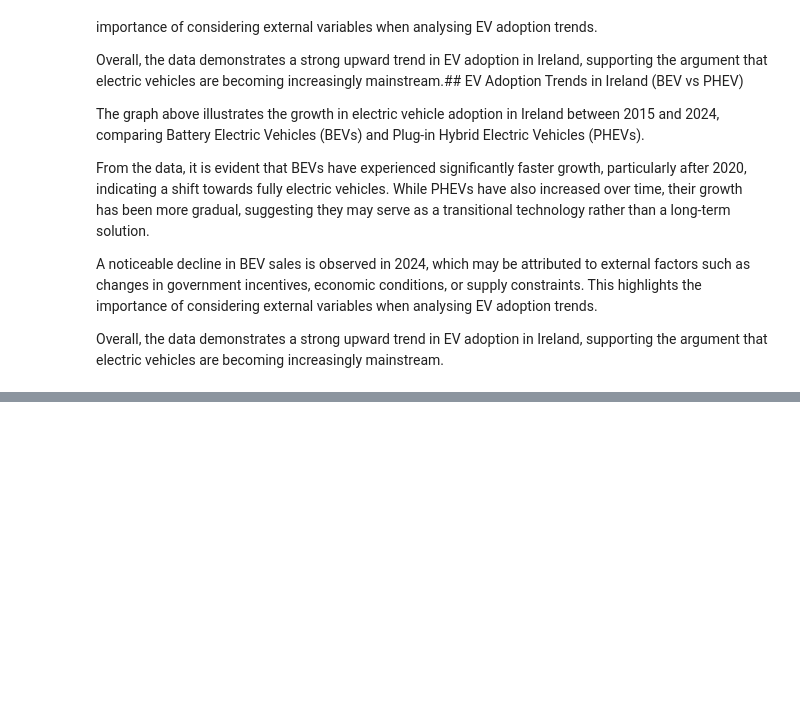
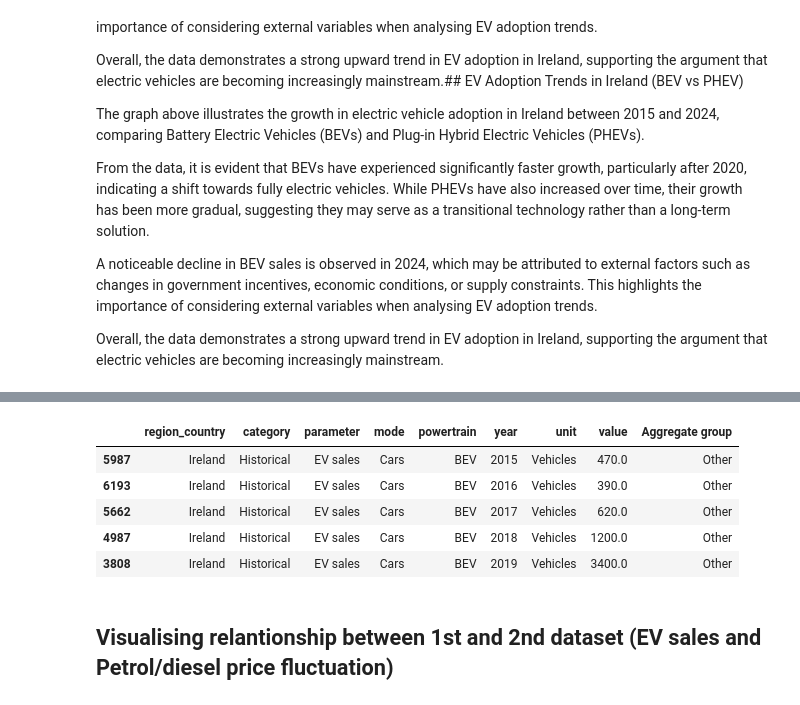
Before and after one commit to Guilherme2022448/Final-Project, a Jupyter notebook: ev_adoption_analysis.ipynb, the cells around one changed output, grey strips where cells are left out. Saved outputs shown, nothing was run; the diff lists cells and outputs as text; code cells hidden in the pictures; blank space fills up the shorter version.

```diff
--- a/ev_adoption_analysis.ipynb
+++ b/ev_adoption_analysis.ipynb
@@ -264,0 +414,11 @@ Overall, the data demonstrates a strong upward trend in EV adoption in Ireland,
+# %%
+ireland_ev.head()
+# %% [output]
+|  | region_country | category | parameter | mode | powertrain | year | unit | value | Aggregate group |
+| 5987 | Ireland | Historical | EV sales | Cars | BEV | 2015 | Vehicles | 470.0 | Other |
+| 6193 | Ireland | Historical | EV sales | Cars | BEV | 2016 | Vehicles | 390.0 | Other |
+| 5662 | Ireland | Historical | EV sales | Cars | BEV | 2017 | Vehicles | 620.0 | Other |
+| 4987 | Ireland | Historical | EV sales | Cars | BEV | 2018 | Vehicles | 1200.0 | Other |
+| 3808 | Ireland | Historical | EV sales | Cars | BEV | 2019 | Vehicles | 3400.0 | Other |
+# %% [markdown]
+## Visualising relantionship between 1st and 2nd dataset (EV sales and Petrol/diesel price fluctuation)
```
Also changed, not shown: parts of 18 cells of this notebook.
